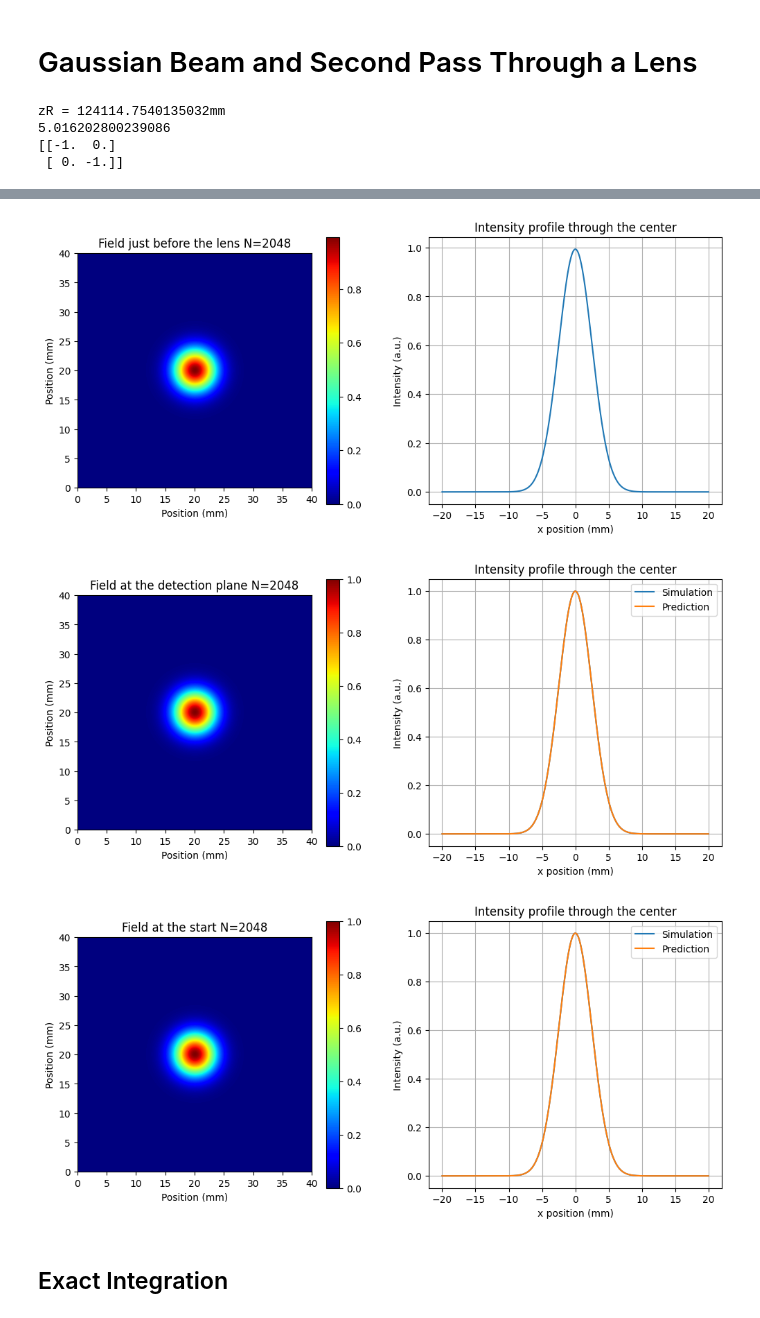
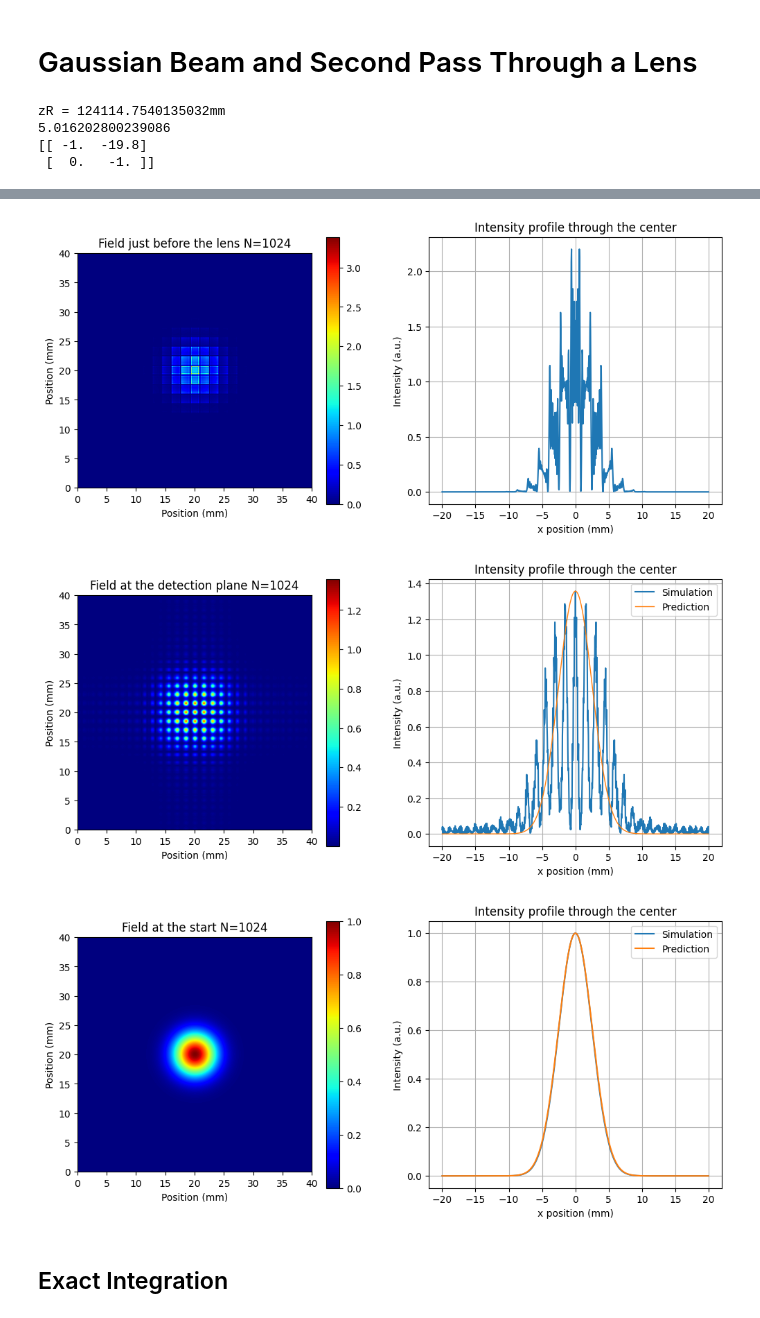
Before and after one commit to guilhermebaos/LightPipes-tutorials, a Jupyter notebook: Ideas/02-Gauss-Reconstruction.ipynb, the cells around one changed output, grey strips where cells are left out. Saved outputs shown, nothing was run; the diff lists cells and outputs as text; code cells hidden in the pictures.

```diff
--- a/Ideas/02-Gauss-Reconstruction.ipynb
+++ b/Ideas/02-Gauss-Reconstruction.ipynb
@@ -50,7 +50,7 @@ def plot_Field(Field: lp.field.Field, cmap="jet", title="Field") -> None:
 # Parameters
 size = 40 * lp.mm # size of the grid
 wave = 632.8 * lp.nm # wavelength of HeNe laser
-N = 2048 # number (NxN) of grid pixels
+N = 2**10 # number (NxN) of grid pixels
 h = size / N
 
 wave = 632.8 * lp.nm # wavelength of HeNe laser
@@ -107,7 +107,7 @@ I = lp.Intensity(Field, flag=0)
 Imax = np.max(I[N//2])
 
 
-# ABCD matriz of the propagtion -> lens -> propagation -> lens -> propagation
+# ABCD matriz for: propagtion -> lens -> propagation -> lens -> propagation
 prop1 = np.array([[1, dl], [0, 1]])
 prop2 = np.array([[1, f], [0, 1]])
 lens = np.array([[1, 0], [-1/f, 1]])
@@ -123,7 +123,7 @@ qz = (ABCD[0, 0] * q0 + ABCD[0, 1]) / (ABCD[1, 0] * q0 + ABCD[1, 1])
 xx = np.arange(N)/N * size - (size / 2)
 yy = np.abs(np.exp((-1j * k * xx**2) / (2 * qz)))**2
 
-plt.plot(xx / lp.mm, Imax * yy, label="Prediction")
+plt.plot(xx / lp.mm, Imax * yy, label="Prediction", lw=1)
 plt.legend()
 plt.show()
 
@@ -142,7 +142,7 @@ plt.show()
 # %% [output]
 zR = 124114.7540135032mm
 5.016202800239086
-[[-1.  0.]
- [ 0. -1.]]
+[[ -1.  -19.8]
+ [  0.   -1. ]]
 [figure]
 [figure]
@@ -150,5 +150,5 @@ zR = 124114.7540135032mm
-[figure, old version]
+[figure, new version]
-[figure, old version]
+[figure, new version]
 [figure]
 # %% [markdown]
 ## Exact Integration
```
Also changed, not shown: parts of 2 cells of this notebook, 2 other files.
